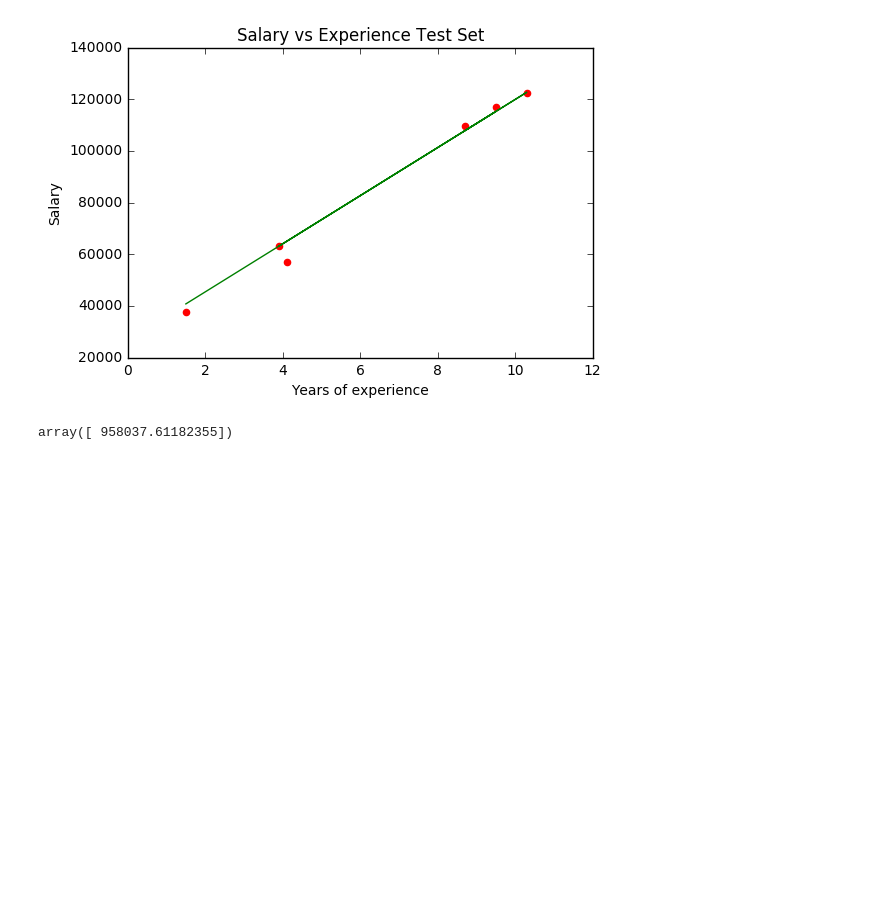
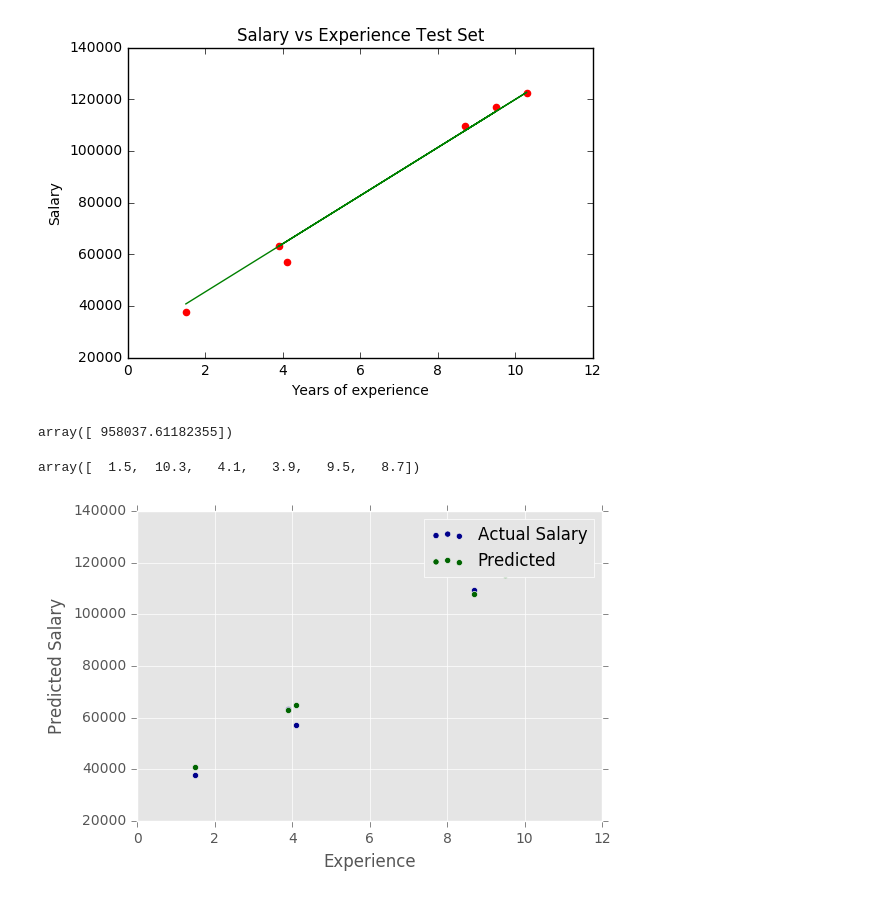
Before and after one commit to jithurjacob/MachineLearning_A-Z, a Jupyter notebook: Part 2 - Regression/Section 4 - Simple Linear Regression/mine/Simple Regression.ipynb, the cells around one changed output. Cells and saved outputs as stored; diff of their text form; code cells hidden in the pictures; blank space fills up the shorter version.

```diff
--- a/Part 2 - Regression/Section 4 - Simple Linear Regression/mine/Simple Regression.ipynb
+++ b/Part 2 - Regression/Section 4 - Simple Linear Regression/mine/Simple Regression.ipynb
@@ -75,3 +75,15 @@ plt.show()
 regressor.predict([[100]])
 # %% [output]
 array([ 958037.61182355])
+# %%
+X_test.ravel()
+# %% [output]
+array([  1.5,  10.3,   4.1,   3.9,   9.5,   8.7])
+# %%
+output = pd.DataFrame(data={"Experience":X_test.ravel(),"Salary":y_test,"Predicted Salary":y_pred})
+# %%
+ax = output.plot.scatter(x='Experience', y='Salary', color='DarkBlue', label='Actual Salary');
+
+output.plot.scatter(x='Experience', y='Predicted Salary', color='DarkGreen', label='Predicted', ax=ax);
+# %% [output]
+[figure, added]
```
Also changed, not shown: parts of 2 cells of this notebook.
